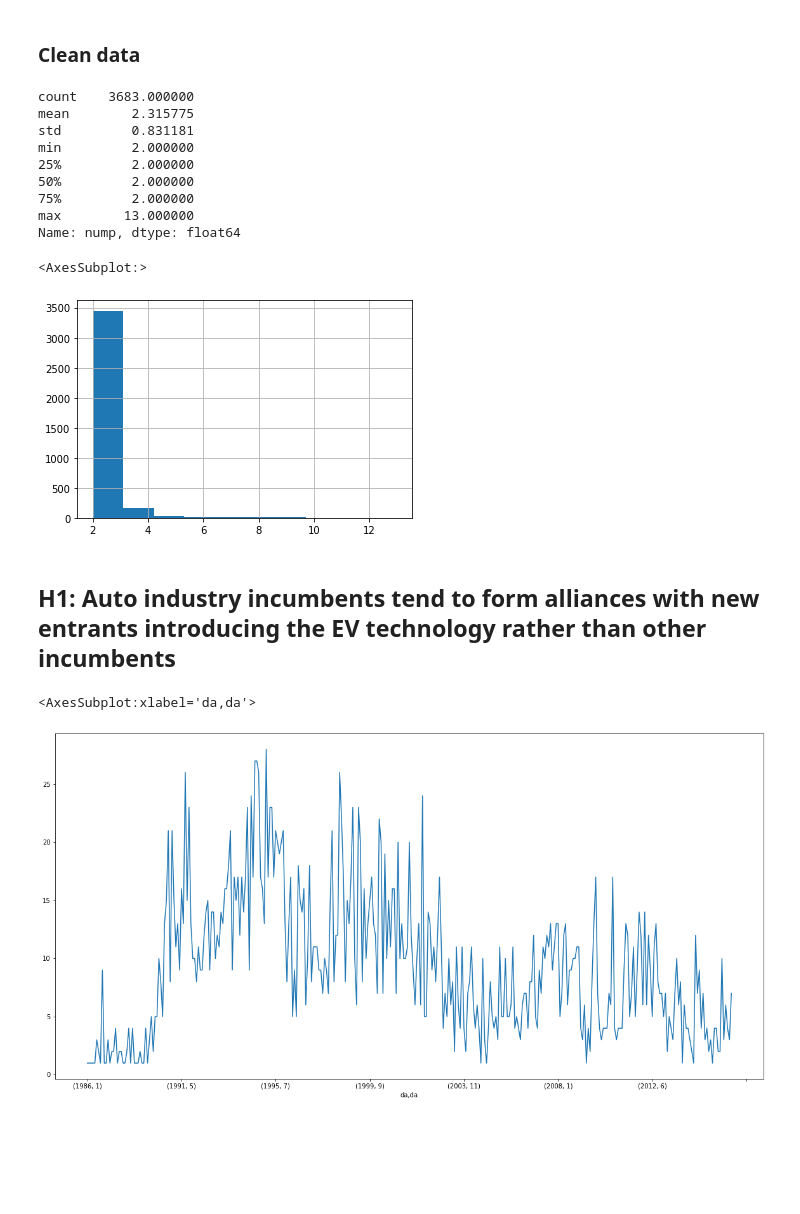
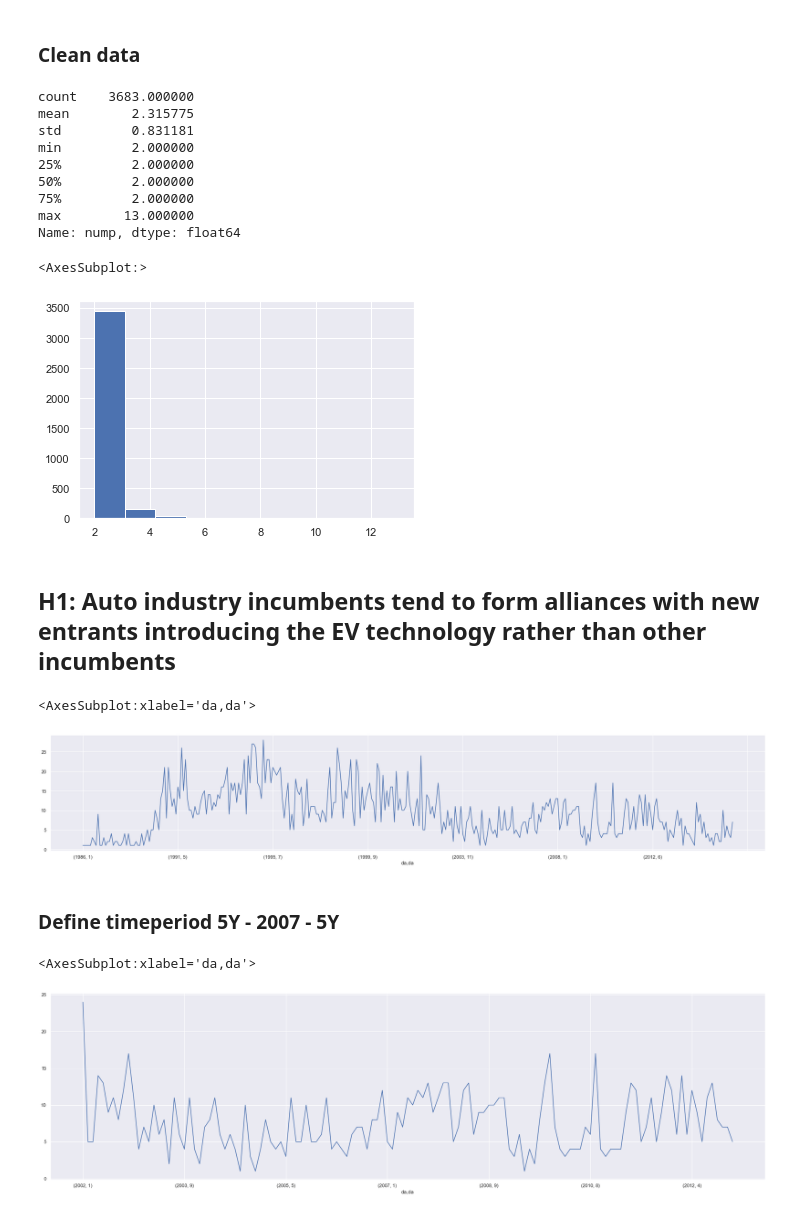
Before and after one commit to bang-a-coder/thesis-analysis, a Jupyter notebook: explore.ipynb, the cells around one changed output. Saved outputs shown, nothing was run; the diff lists cells and outputs as text; code cells hidden in the pictures; blank space fills up the shorter version.

Commit message:
define time period

```diff
--- a/explore.ipynb
+++ b/explore.ipynb
@@ -3,6 +3,8 @@ import pandas as pd
 import dask as dd
 import seaborn as sns
 import matplotlib.pyplot as plt
+# %%
+sns.set()
 # %% [markdown]
 ### Extract car industry entries
 # %%
@@ -34,7 +36,7 @@ min         2.000000
 max        13.000000
 Name: nump, dtype: float64
 <AxesSubplot:>
-[figure, old version]
+[figure, new version]
 # %% [markdown]
 ## H1: Auto industry incumbents tend to form alliances with new entrants introducing the EV technology rather than other incumbents
 # %%
@@ -58,7 +60,9 @@ for n in range(1, (int(honeDF["nump"].max()) + 1)):
 honeDF['da'] = pd.to_datetime(honeDF['da'],format="%m%Y") #turn Announcement Date to datetime
 # %%
 #Line graph of alliance account per monht/year
-honeDF['da'].groupby([honeDF['da'].dt.year, honeDF['da'].dt.month]).agg('count').plot(figsize=(20,10))
+honeDF['da'].groupby([honeDF['da'].dt.year, honeDF['da'].dt.month]).agg('count').plot(figsize=(30,5))
 # %% [output]
 <AxesSubplot:xlabel='da,da'>
-[figure, old version]
+[figure, new version]
+# %% [markdown]
+### Define timeperiod 5Y - 2007 - 5Y
@@ -64,0 +72,5 @@ honeDF['da'].groupby([honeDF['da'].dt.year, honeDF['da'].dt.month]).agg('count')
+# %%
+focusDF['id'].groupby([focusDF.index.year, focusDF.index.month]).agg('count').plot(figsize=(30,8))
+# %% [output]
+<AxesSubplot:xlabel='da,da'>
+[figure, added]
```
Also changed, not shown: parts of 1 cell of this notebook.
